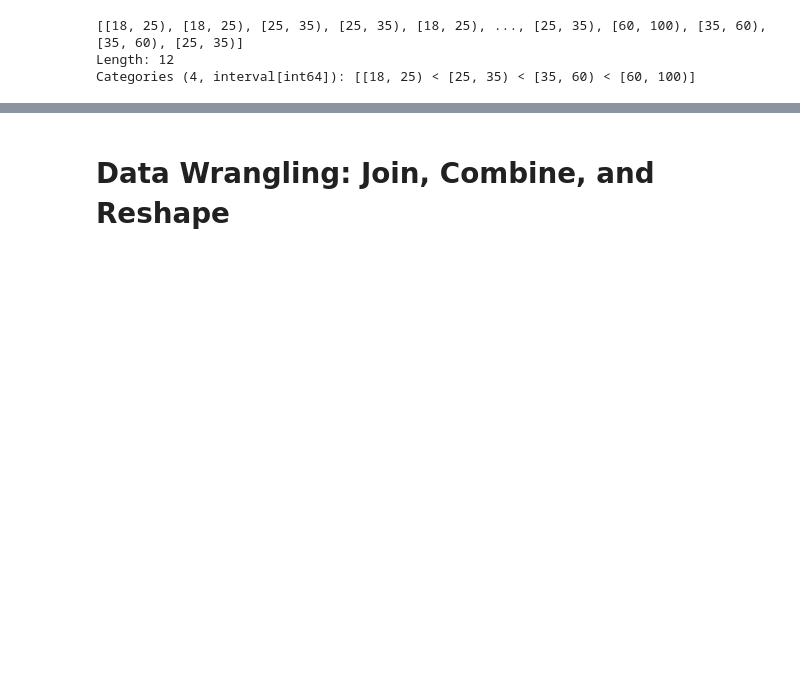
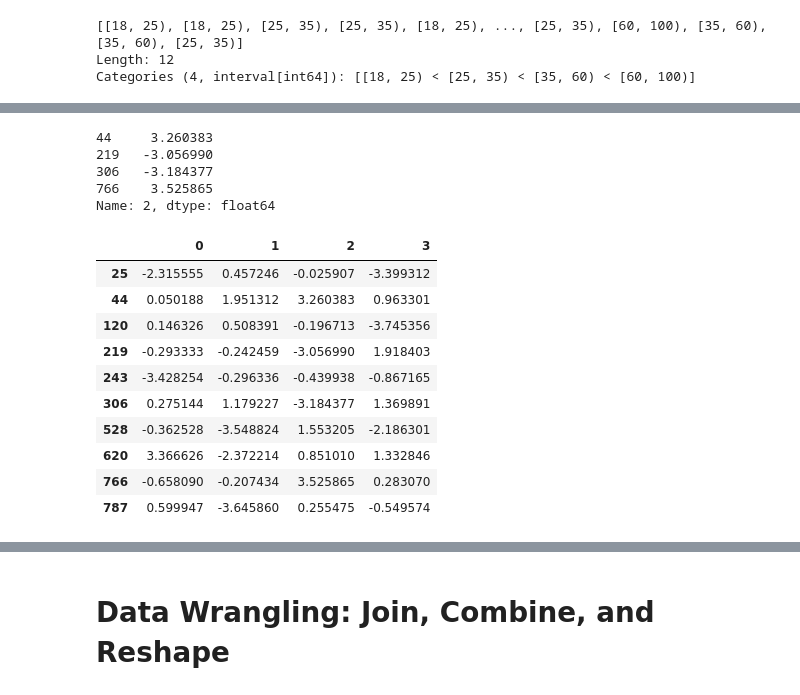
Before and after one commit to konstantinos-giannakopoulos/Python_Data_Analysis, a Jupyter notebook: 6_Data_Cleansing.ipynb, the cells around one changed output, grey strips where cells are left out. Cells and saved outputs as stored; diff of their text form; code cells hidden in the pictures; blank space fills up the shorter version.

```diff
--- a/6_Data_Cleansing.ipynb
+++ b/6_Data_Cleansing.ipynb
@@ -401,0 +435,3 @@ Categories (4, interval[int64]): [[18, 25) < [25, 35) < [35, 60) < [60, 100)]
+# %%
+data = pd.DataFrame(np.random.standard_normal((1000, 4)))
+data.describe()
@@ -401,0 +448,23 @@ Categories (4, interval[int64]): [[18, 25) < [25, 35) < [35, 60) < [60, 100)]
+# %%
+col = data[2]
+col[col.abs() > 3]
+# %% [output]
+44     3.260383
+219   -3.056990
+306   -3.184377
+766    3.525865
+Name: 2, dtype: float64
+# %%
+data[(data.abs() > 3).any(axis="columns")]
+# %% [output]
+|  | 0 | 1 | 2 | 3 |
+| 25 | -2.315555 | 0.457246 | -0.025907 | -3.399312 |
+| 44 | 0.050188 | 1.951312 | 3.260383 | 0.963301 |
+| 120 | 0.146326 | 0.508391 | -0.196713 | -3.745356 |
+| 219 | -0.293333 | -0.242459 | -3.056990 | 1.918403 |
+| 243 | -3.428254 | -0.296336 | -0.439938 | -0.867165 |
+| 306 | 0.275144 | 1.179227 | -3.184377 | 1.369891 |
+| 528 | -0.362528 | -3.548824 | 1.553205 | -2.186301 |
+| 620 | 3.366626 | -2.372214 | 0.851010 | 1.332846 |
+| 766 | -0.658090 | -0.207434 | 3.525865 | 0.283070 |
+| 787 | 0.599947 | -3.645860 | 0.255475 | -0.549574 |
```
Also changed, not shown: parts of 21 cells of this notebook.
